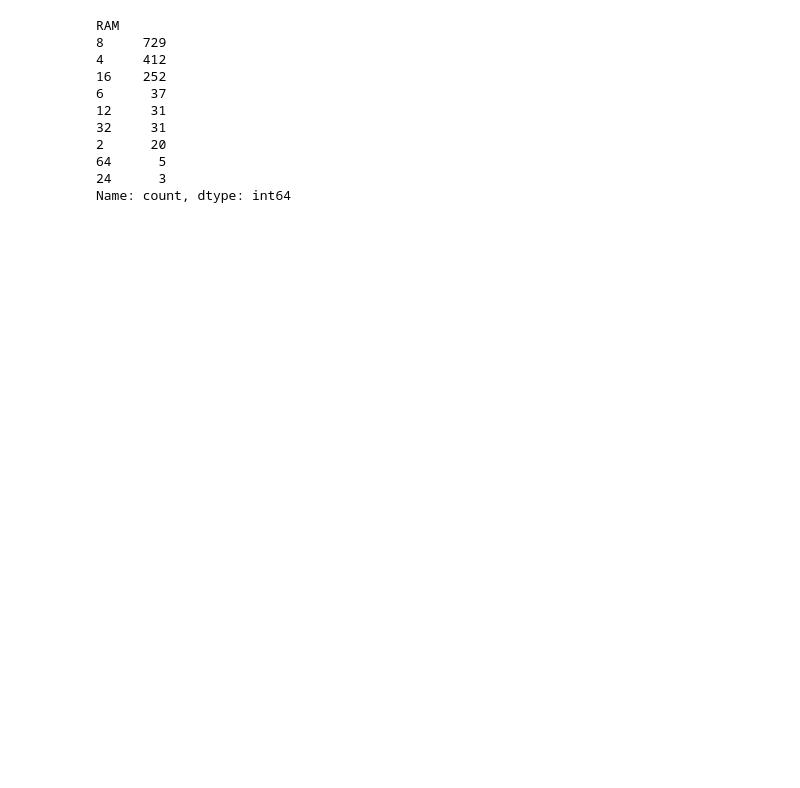
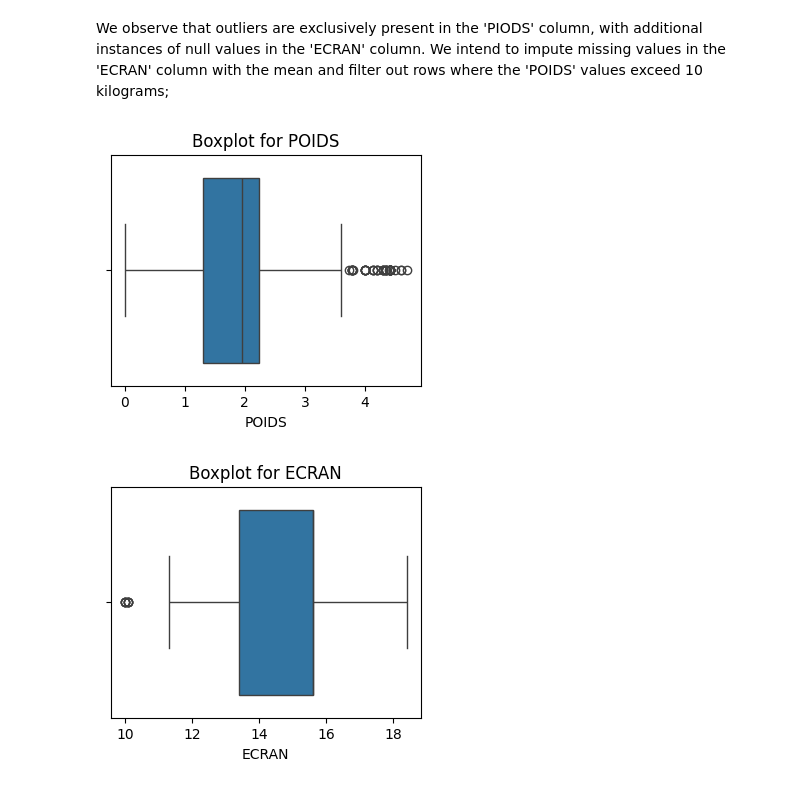
Before and after one commit to lokmane101/laptop-price-prediction, a Jupyter notebook: Preprocessing.ipynb, the cells around one changed output. Cells and saved outputs as stored; diff of their text form; code cells hidden in the pictures; blank space fills up the shorter version.

```diff
--- a/Preprocessing.ipynb
+++ b/Preprocessing.ipynb
@@ -31,16 +44,5 @@ for column in numerical_columns:
-# %%
-df['RAM'].value_counts()
-# %% [output]
-RAM
-8     729
-4     412
-16    252
-6      37
-12     31
-32     31
-2      20
-64      5
-24      3
-Name: count, dtype: int64
+# %% [markdown]
+We observe that outliers are exclusively present in the 'PIODS' column, with additional instances of null values in the 'ECRAN' column.
+We intend to impute missing values in the 'ECRAN' column with the mean and filter out rows where the 'POIDS' values exceed 10 kilograms;
 # %%
 df['POIDS'] = df['POIDS'].apply(lambda x: 0 if x > 10 else x)
@@ -46,0 +50,11 @@ df['POIDS'] = df['POIDS'].apply(lambda x: 0 if x > 10 else x)
+# %%
+
+numerical_columns = ['POIDS','ECRAN']
+for column in numerical_columns:
+    plt.figure(figsize=(4, 3))
+    sns.boxplot(x=df[column])
+    plt.title(f'Boxplot for {column}')
+    plt.show()
+# %% [output]
+[figure, added]
+[figure, added]
```
Also changed, not shown: parts of 59 cells of this notebook, 10 other files.
